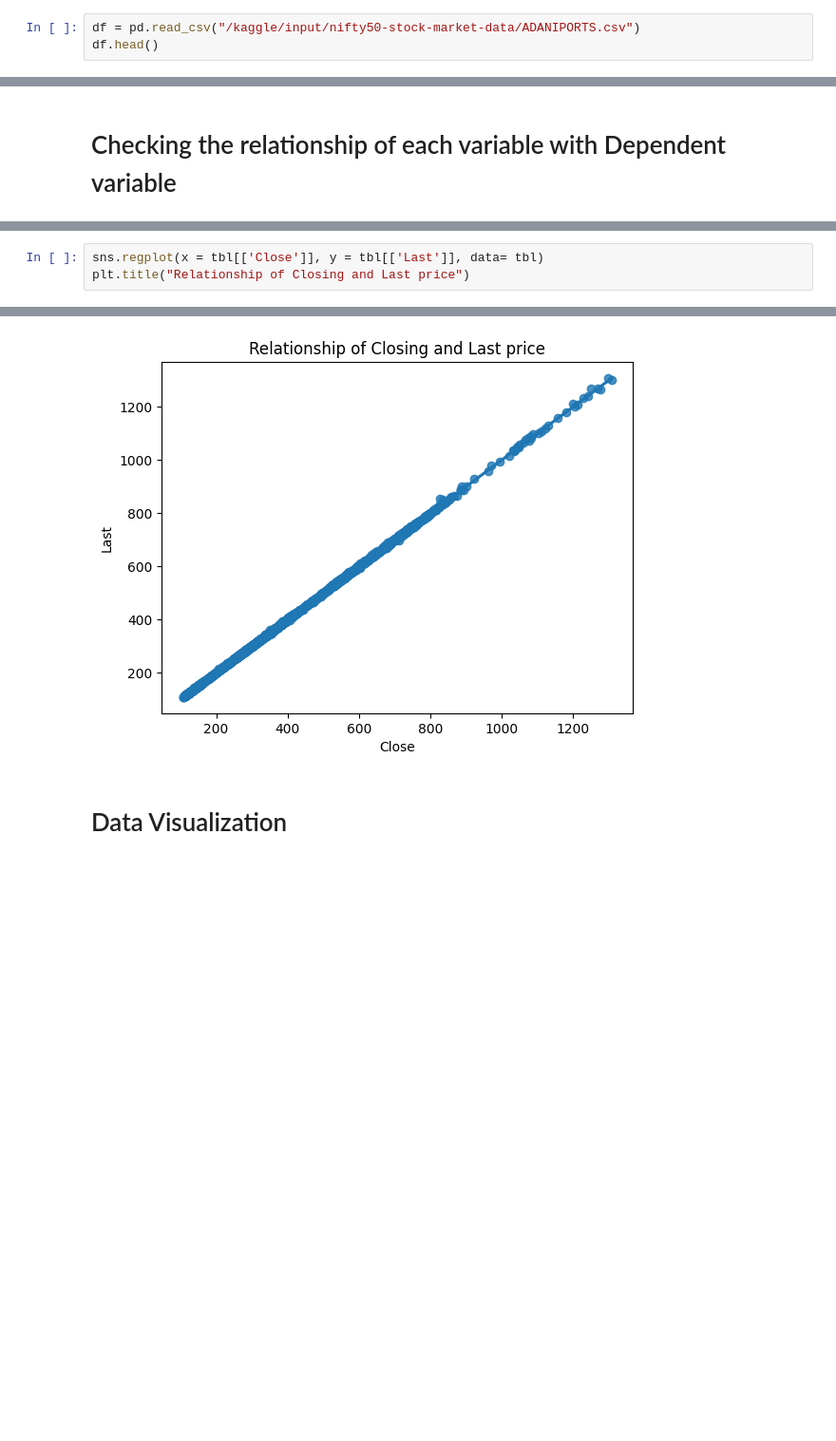
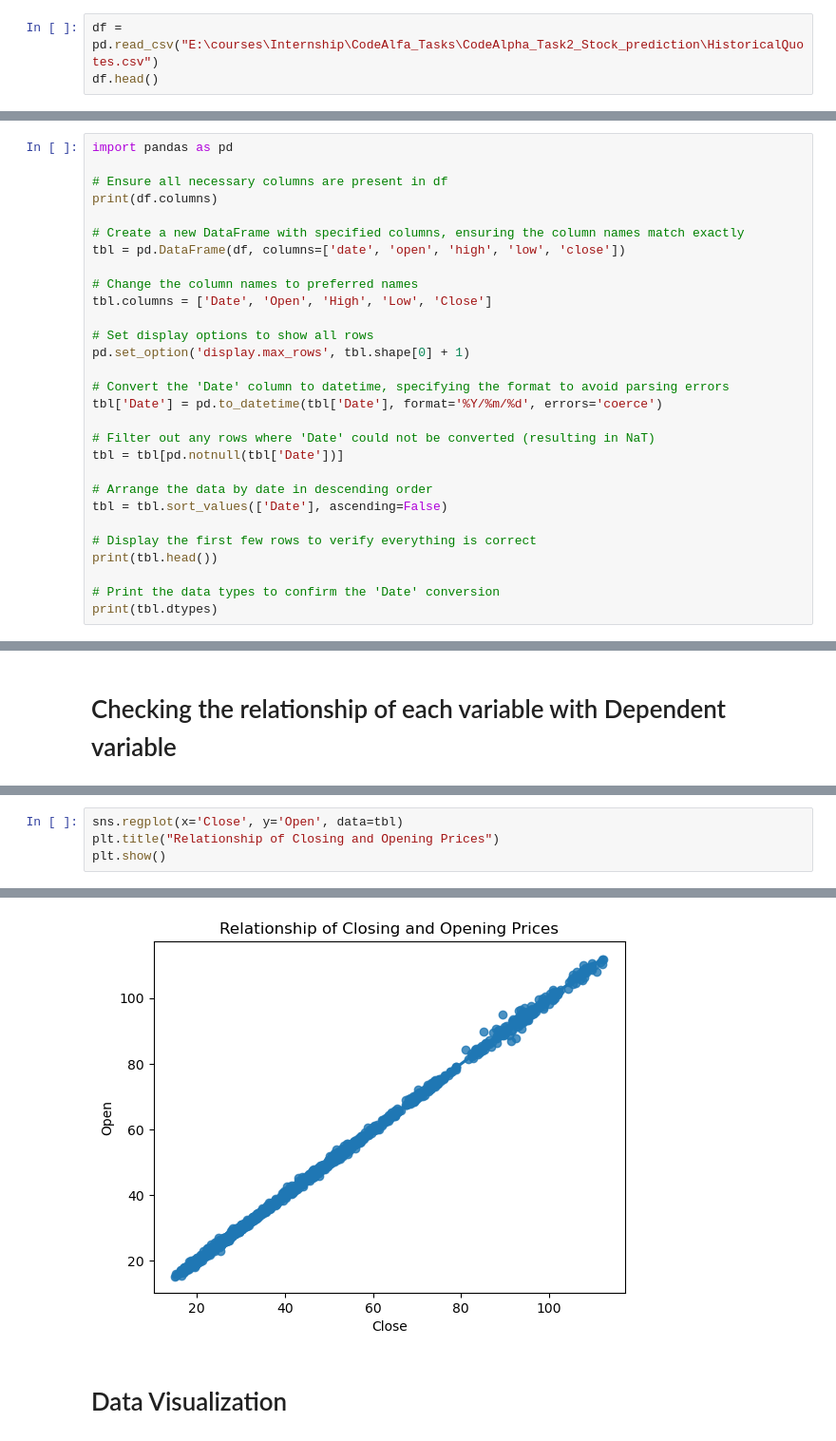
Before and after one commit to Y0U5F/CodeAlfa_Tasks, a Jupyter notebook: CodeAlpha_Task2_Stock_prediction/stock-price-predictions-task1.ipynb, the cells around one changed output, grey strips where cells are left out. Shown at 95% size. Saved outputs shown, nothing was run; the diff lists cells and outputs as text; blank space fills up the shorter version.

```diff
--- a/CodeAlpha_Task2_Stock_prediction/stock-price-predictions-task1.ipynb
+++ b/CodeAlpha_Task2_Stock_prediction/stock-price-predictions-task1.ipynb
@@ -13,6 +13,6 @@ from sklearn.linear_model import LinearRegression
 from sklearn.metrics import mean_squared_error
 from sklearn.model_selection import train_test_split
 # %%
-df = pd.read_csv("/kaggle/input/nifty50-stock-market-data/ADANIPORTS.csv")
+df = pd.read_csv("E:\courses\Internship\CodeAlfa_Tasks\CodeAlpha_Task2_Stock_prediction\HistoricalQuotes.csv")
 df.head()
 # %% [output]
@@ -107,0 +73,29 @@ tbl = tbl.sort_values(['Date'],ascending=False)
+# %%
+import pandas as pd
+
+# Ensure all necessary columns are present in df
+print(df.columns)
+
+# Create a new DataFrame with specified columns, ensuring the column names match exactly
+tbl = pd.DataFrame(df, columns=['date', 'open', 'high', 'low', 'close'])
+
+# Change the column names to preferred names
+tbl.columns = ['Date', 'Open', 'High', 'Low', 'Close']
+
+# Set display options to show all rows
+pd.set_option('display.max_rows', tbl.shape[0] + 1)
+
+# Convert the 'Date' column to datetime, specifying the format to avoid parsing errors
+tbl['Date'] = pd.to_datetime(tbl['Date'], format='%Y/%m/%d', errors='coerce')
+
+# Filter out any rows where 'Date' could not be converted (resulting in NaT)
+tbl = tbl[pd.notnull(tbl['Date'])]
+
+# Arrange the data by date in descending order
+tbl = tbl.sort_values(['Date'], ascending=False)
+
+# Display the first few rows to verify everything is correct
+print(tbl.head())
+
+# Print the data types to confirm the 'Date' conversion
+print(tbl.dtypes)
@@ -178,4 +190,5 @@ Text(0.5, 1.0, 'Relationship of Closing and Low price')
 # %%
-sns.regplot(x = tbl[['Close']], y = tbl[['Last']], data= tbl)
-plt.title("Relationship of Closing and Last price")
+sns.regplot(x='Close', y='Open', data=tbl)
+plt.title("Relationship of Closing and Opening Prices")
+plt.show()
 # %% [output]
@@ -183,4 +195,4 @@ Text(0.5, 1.0, 'Relationship of Closing and Last price')
-[figure, old version]
+[figure, new version]
 # %% [markdown]
 # Data Visualization
 # %%
```
Also changed, not shown: parts of 27 cells of this notebook, 1 other file.
